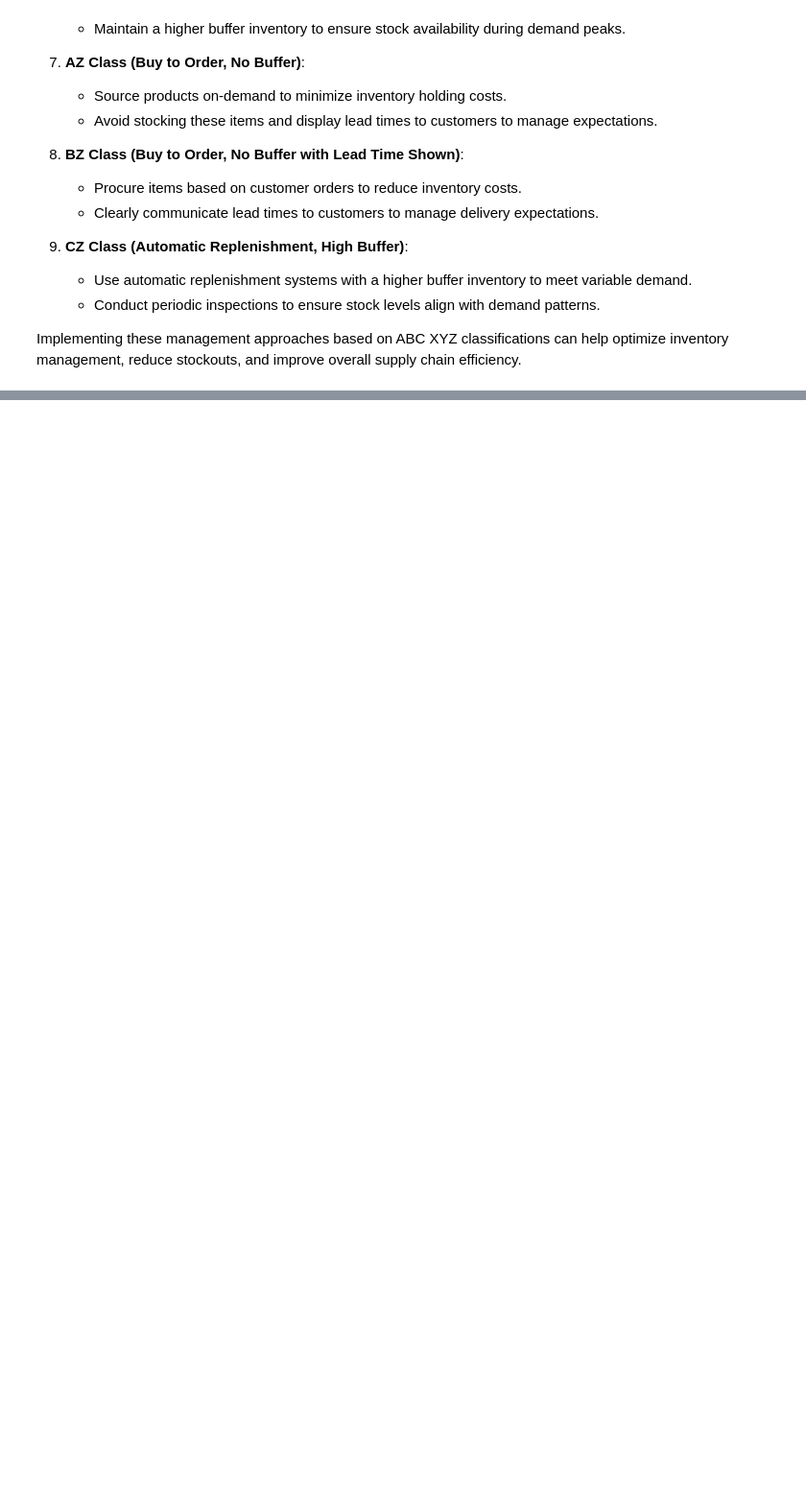
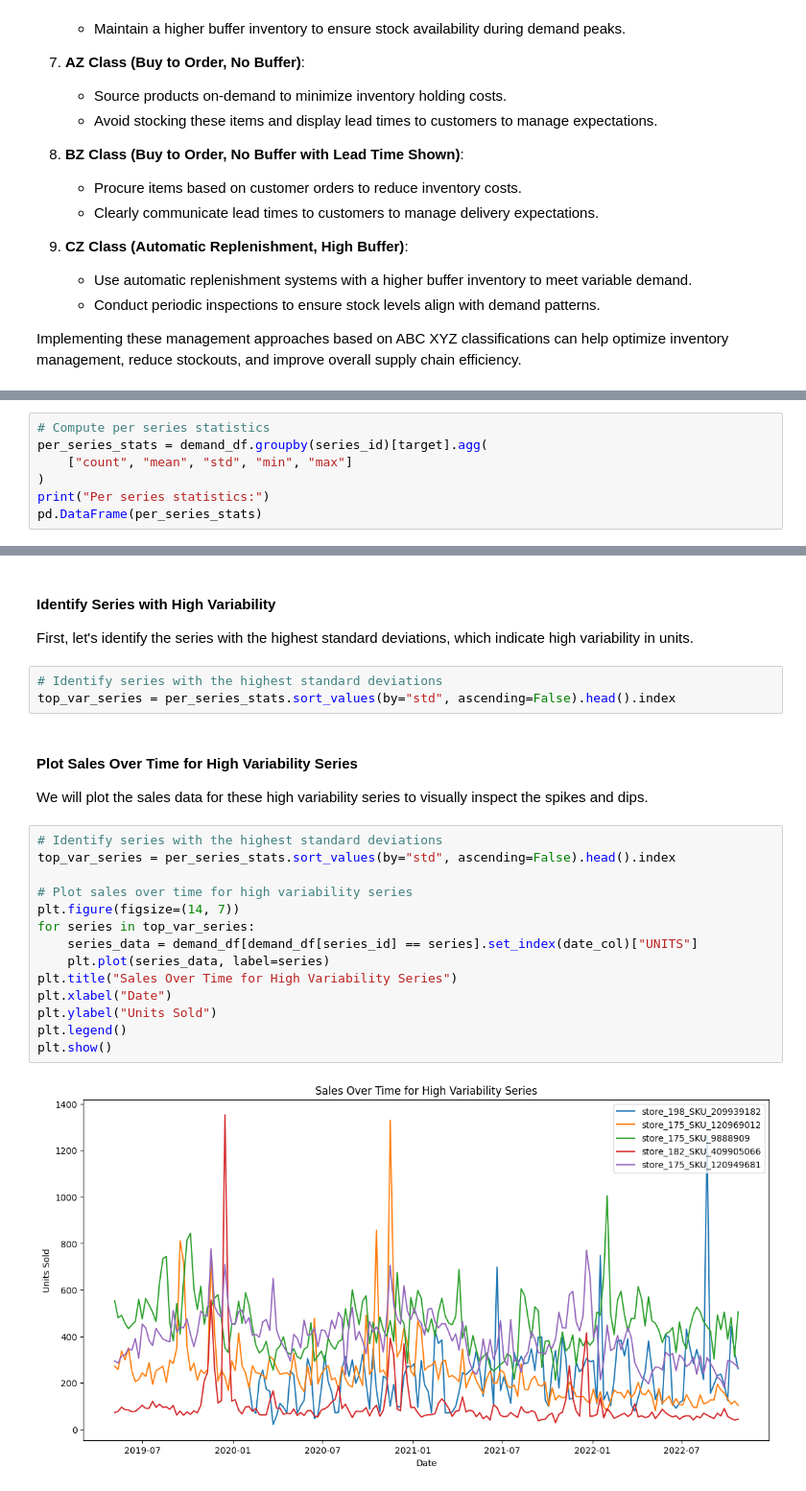
Before and after one commit to emirhansilsupur/supply-chain-analytics-forecasting, a Jupyter notebook: SC_Analytics_Forecasting.ipynb, the cells around one changed output, grey strips where cells are left out. Shown at 96% size. Cells and saved outputs as stored; diff of their text form; blank space fills up the shorter version.

```diff
--- a/SC_Analytics_Forecasting.ipynb
+++ b/SC_Analytics_Forecasting.ipynb
@@ -1486,0 +1624,7 @@ Implementing these management approaches based on ABC XYZ classifications can he
+# %%
+# Compute per series statistics
+per_series_stats = demand_df.groupby(series_id)[target].agg(
+    ["count", "mean", "std", "min", "max"]
+)
+print("Per series statistics:")
+pd.DataFrame(per_series_stats)
@@ -1486,0 +1657,26 @@ Implementing these management approaches based on ABC XYZ classifications can he
+# %% [markdown]
+#### Identify Series with High Variability
+
+First, let's identify the series with the highest standard deviations, which indicate high variability in units.
+# %%
+# Identify series with the highest standard deviations
+top_var_series = per_series_stats.sort_values(by="std", ascending=False).head().index
+# %% [markdown]
+#### Plot Sales Over Time for High Variability Series
+We will plot the sales data for these high variability series to visually inspect the spikes and dips.
+# %%
+# Identify series with the highest standard deviations
+top_var_series = per_series_stats.sort_values(by="std", ascending=False).head().index
+
+# Plot sales over time for high variability series
+plt.figure(figsize=(14, 7))
+for series in top_var_series:
+    series_data = demand_df[demand_df[series_id] == series].set_index(date_col)["UNITS"]
+    plt.plot(series_data, label=series)
+plt.title("Sales Over Time for High Variability Series")
+plt.xlabel("Date")
+plt.ylabel("Units Sold")
+plt.legend()
+plt.show()
+# %% [output]
+[figure, added]
```
Also changed, not shown: parts of 20 cells of this notebook.
